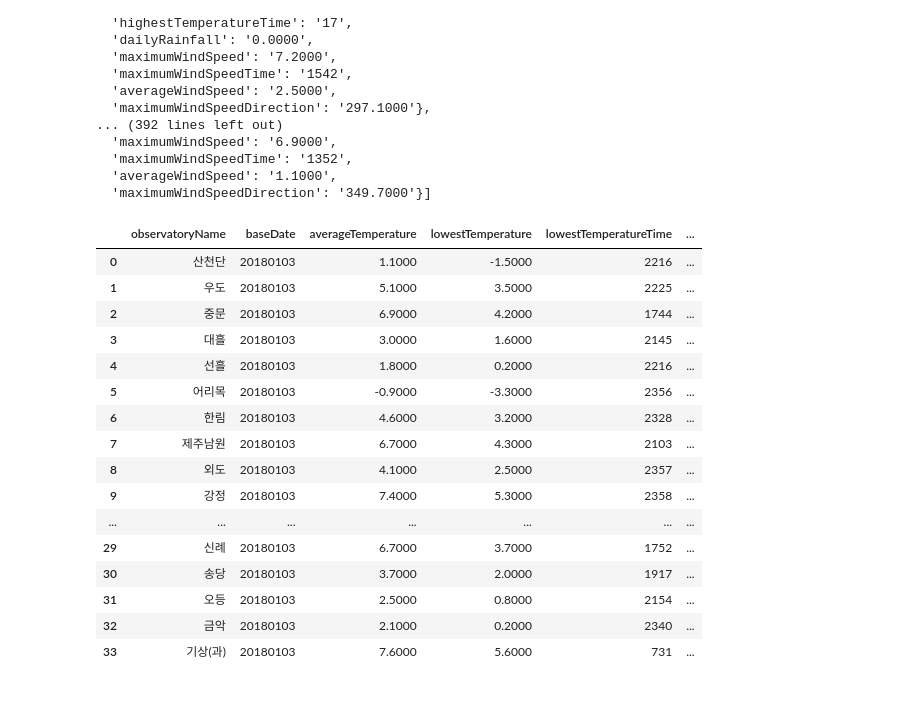
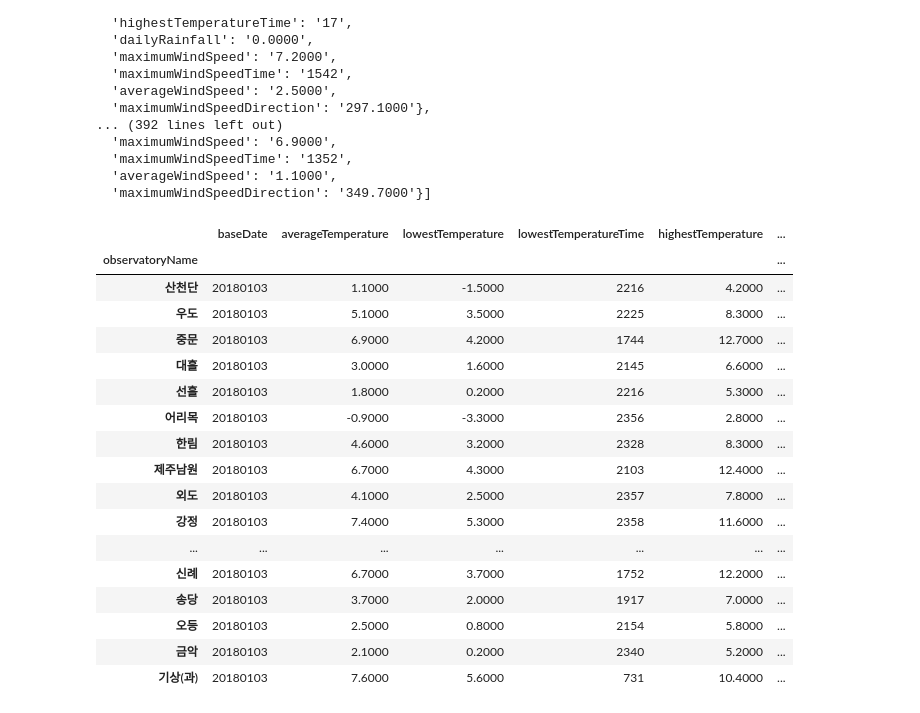
Before and after one commit to songmin9813/ECO_Jeju, a Jupyter notebook: Sungmin/Study/external_datas.ipynb, the cells around one changed output. Cells and saved outputs as stored; diff of their text form; code cells hidden in the pictures.

```diff
--- a/Sungmin/Study/external_datas.ipynb
+++ b/Sungmin/Study/external_datas.ipynb
@@ -44,3 +44,13 @@ data[0]
  'maximumWindSpeedTime': '1542',
  'averageWindSpeed': '2.5000',
  'maximumWindSpeedDirection': '297.1000'}
+# %%
+list_=[]
+for key in keys:
+    tempdict={'emd_nm':key}
+    for value in data:
+        if dict_[key]==value['observatoryName']:
+            tempdict.update(value)
+            break
+    list_.append(tempdict)
+print(list_)
@@ -108,22 +131,24 @@ new_data
   'maximumWindSpeedDirection': '349.7000'}]
 # %%
 df=pd.DataFrame(data=new_data)
-df
+df['emd_nm']=df['observatoryName']
+df.set_index('observatoryName')
 # %% [output]
-|  | observatoryName | baseDate | averageTemperature | lowestTemperature | lowestTemperatureTime | ... |
-| 0 | 산천단 | 20180103 | 1.1000 | -1.5000 | 2216 | ... |
-| 1 | 우도 | 20180103 | 5.1000 | 3.5000 | 2225 | ... |
-| 2 | 중문 | 20180103 | 6.9000 | 4.2000 | 1744 | ... |
-| 3 | 대흘 | 20180103 | 3.0000 | 1.6000 | 2145 | ... |
-| 4 | 선흘 | 20180103 | 1.8000 | 0.2000 | 2216 | ... |
-| 5 | 어리목 | 20180103 | -0.9000 | -3.3000 | 2356 | ... |
-| 6 | 한림 | 20180103 | 4.6000 | 3.2000 | 2328 | ... |
-| 7 | 제주남원 | 20180103 | 6.7000 | 4.3000 | 2103 | ... |
-| 8 | 외도 | 20180103 | 4.1000 | 2.5000 | 2357 | ... |
-| 9 | 강정 | 20180103 | 7.4000 | 5.3000 | 2358 | ... |
+|  | baseDate | averageTemperature | lowestTemperature | lowestTemperatureTime | highestTemperature | ... |
+| observatoryName |  |  |  |  |  | ... |
+| 산천단 | 20180103 | 1.1000 | -1.5000 | 2216 | 4.2000 | ... |
+| 우도 | 20180103 | 5.1000 | 3.5000 | 2225 | 8.3000 | ... |
+| 중문 | 20180103 | 6.9000 | 4.2000 | 1744 | 12.7000 | ... |
+| 대흘 | 20180103 | 3.0000 | 1.6000 | 2145 | 6.6000 | ... |
+| 선흘 | 20180103 | 1.8000 | 0.2000 | 2216 | 5.3000 | ... |
+| 어리목 | 20180103 | -0.9000 | -3.3000 | 2356 | 2.8000 | ... |
+| 한림 | 20180103 | 4.6000 | 3.2000 | 2328 | 8.3000 | ... |
+| 제주남원 | 20180103 | 6.7000 | 4.3000 | 2103 | 12.4000 | ... |
+| 외도 | 20180103 | 4.1000 | 2.5000 | 2357 | 7.8000 | ... |
+| 강정 | 20180103 | 7.4000 | 5.3000 | 2358 | 11.6000 | ... |
 | ... | ... | ... | ... | ... | ... | ... |
-| 29 | 신례 | 20180103 | 6.7000 | 3.7000 | 1752 | ... |
-| 30 | 송당 | 20180103 | 3.7000 | 2.0000 | 1917 | ... |
-| 31 | 오등 | 20180103 | 2.5000 | 0.8000 | 2154 | ... |
-| 32 | 금악 | 20180103 | 2.1000 | 0.2000 | 2340 | ... |
-| 33 | 기상(과) | 20180103 | 7.6000 | 5.6000 | 731 | ... |
+| 신례 | 20180103 | 6.7000 | 3.7000 | 1752 | 12.2000 | ... |
+| 송당 | 20180103 | 3.7000 | 2.0000 | 1917 | 7.0000 | ... |
+| 오등 | 20180103 | 2.5000 | 0.8000 | 2154 | 5.8000 | ... |
+| 금악 | 20180103 | 2.1000 | 0.2000 | 2340 | 5.2000 | ... |
+| 기상(과) | 20180103 | 7.6000 | 5.6000 | 731 | 10.4000 | ... |
```
Also changed, not shown: parts of 20 cells of this notebook, 1 other file.
